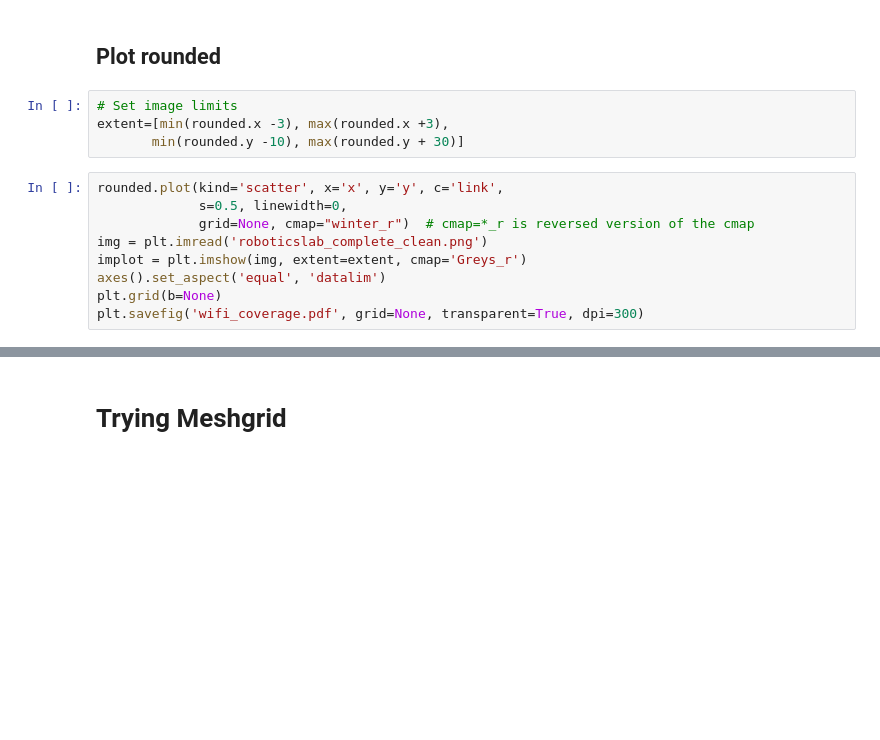
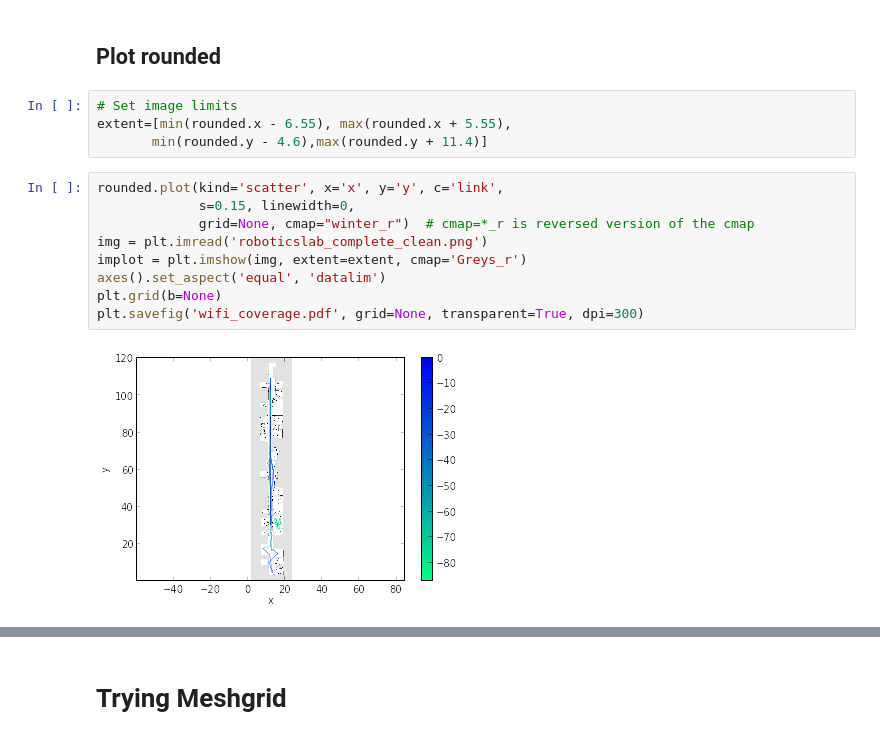
Before and after one commit to UC3MSocialRobots/robot_wardrive, a Jupyter notebook: data/Link Quality Plots.ipynb, the cells around one changed output, grey strips where cells are left out. Drawn from its saved outputs; the diff is of its cells as text; blank space fills up the shorter version.

Commit message:
Fit map size to plot dimensions

```diff
--- a/data/Link Quality Plots.ipynb
+++ b/data/Link Quality Plots.ipynb
@@ -80,14 +79,16 @@ rounded.groupby(['x', 'y']).mean().reset_index(inplace=True)
 ## Plot rounded
 # %%
 # Set image limits
-extent=[min(rounded.x -3), max(rounded.x +3),
-       min(rounded.y -10), max(rounded.y + 30)]
+extent=[min(rounded.x - 6.55), max(rounded.x + 5.55),
+       min(rounded.y - 4.6),max(rounded.y + 11.4)]
 # %%
 rounded.plot(kind='scatter', x='x', y='y', c='link',
-             s=0.5, linewidth=0,
+             s=0.15, linewidth=0,
              grid=None, cmap="winter_r")  # cmap=*_r is reversed version of the cmap
 img = plt.imread('roboticslab_complete_clean.png')
 implot = plt.imshow(img, extent=extent, cmap='Greys_r')
 axes().set_aspect('equal', 'datalim')
 plt.grid(b=None)
 plt.savefig('wifi_coverage.pdf', grid=None, transparent=True, dpi=300)
+# %% [output]
+[figure, added]
```
Also changed, not shown: parts of 10 cells of this notebook, 1 other file.
